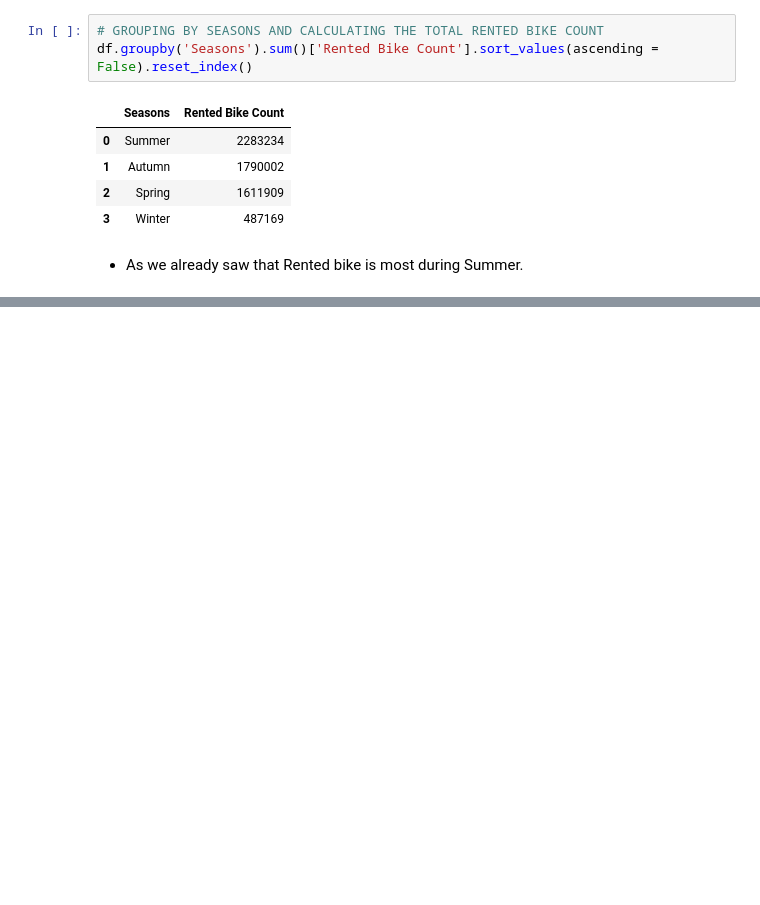
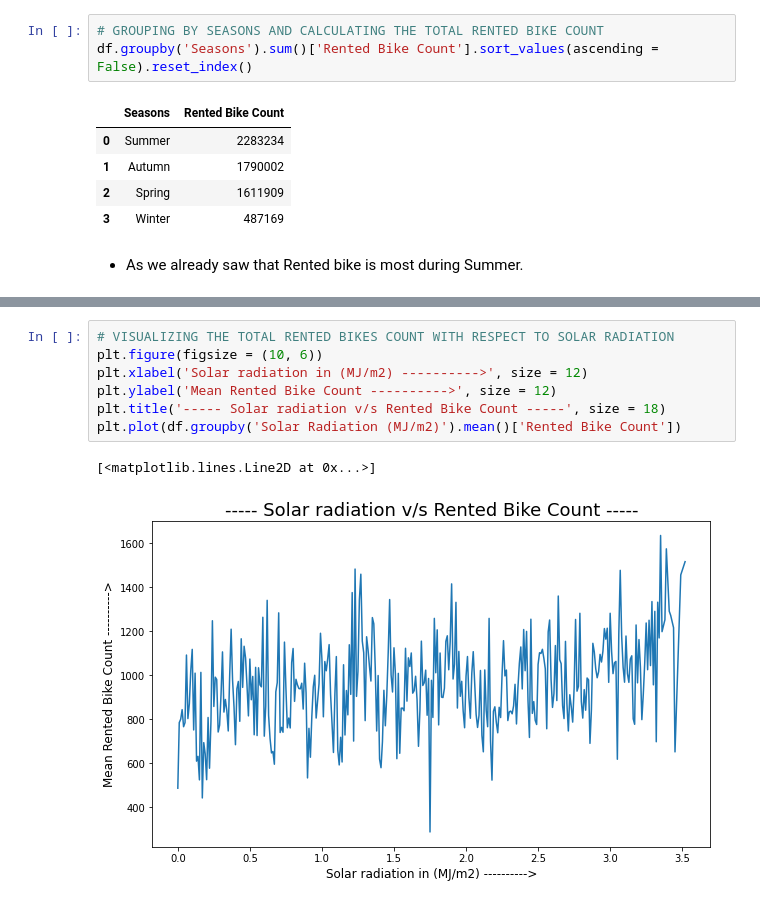
Before and after one commit to anupstar100/Seoul-Bike-Sharing-Demand-Prediction, a Jupyter notebook: SML_Capstone_Project_Bike_Sharing_Demand_Prediction_Capstone_Project.ipynb, the cells around one changed output, grey strips where cells are left out. Drawn from its saved outputs; the diff is of its cells as text; blank space fills up the shorter version.

```diff
--- a/SML_Capstone_Project_Bike_Sharing_Demand_Prediction_Capstone_Project.ipynb
+++ b/SML_Capstone_Project_Bike_Sharing_Demand_Prediction_Capstone_Project.ipynb
@@ -294,0 +336,10 @@ Name: Snowfall (cm), dtype: float64
+# %%
+# VISUALIZING THE TOTAL RENTED BIKES COUNT WITH RESPECT TO SOLAR RADIATION
+plt.figure(figsize = (10, 6))
+plt.xlabel('Solar radiation in (MJ/m2) ---------->', size = 12)
+plt.ylabel('Mean Rented Bike Count ---------->', size = 12)
+plt.title('----- Solar radiation v/s Rented Bike Count -----', size = 18)
+plt.plot(df.groupby('Solar Radiation (MJ/m2)').mean()['Rented Bike Count'])
+# %% [output]
+[<matplotlib.lines.Line2D at 0x...>]
+[figure, added]
```
Also changed, not shown: parts of 32 cells of this notebook.
